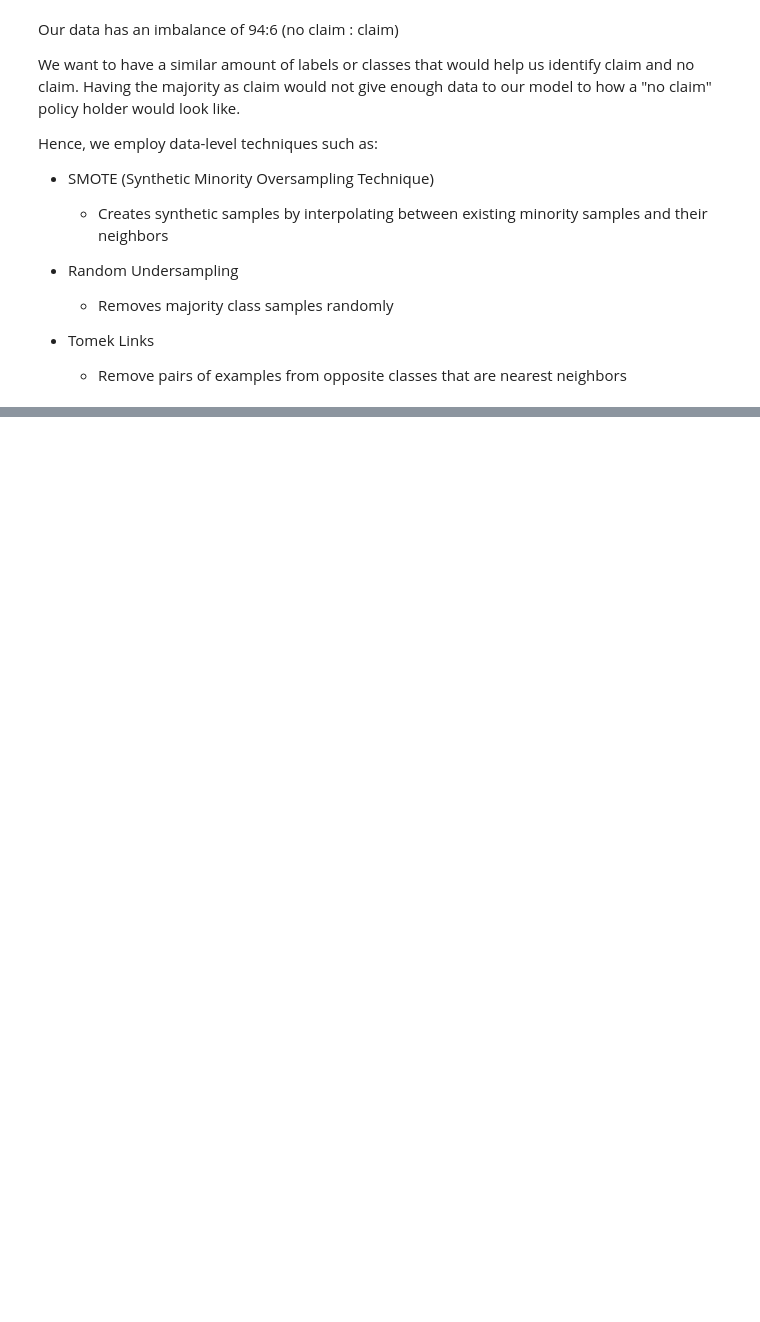
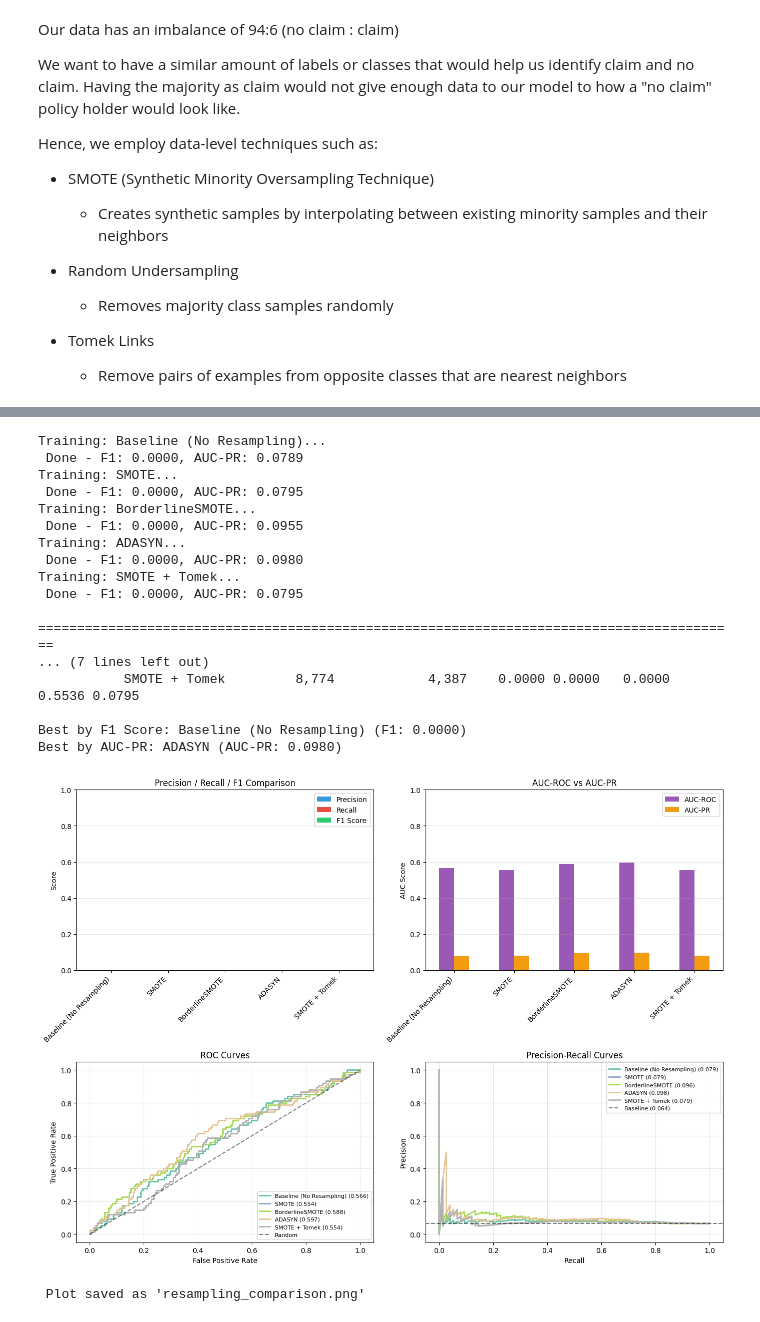
Before and after one commit to tylerrleee/Auto-Insurance-Predictive-Model, a Jupyter notebook: data_preparation.ipynb, the cells around one changed output, grey strips where cells are left out. Saved outputs shown, nothing was run; the diff lists cells and outputs as text; code cells hidden in the pictures; blank space fills up the shorter version.

```diff
--- a/data_preparation.ipynb
+++ b/data_preparation.ipynb
@@ -52,6 +52,13 @@ df = pd.read_csv(file_path)
 from helpers.preprocess import *
 
 df_processed = preprocess_data(df)
+df_processed, _ = train_test_split(
+    df_processed,
+    train_size=0.10,      # Keep 10% of the data
+    stratify=df_processed['claim_status'],
+    random_state=42
+)
+
 print(f"Processed shape: {df_processed.shape}")
 print(f"\nFeature types after processing:")
 print(df_processed.dtypes.value_counts())
@@ -158,0 +127,31 @@ print(f"  Claim: {sum(y_train_st == 1)}")
+# %%
+results_df, detailed_results = compare_resampling_techniques(
+    X_train_scaled, y_train,
+    X_test_scaled, y_test
+)
+
+# Display results table
+display_comparison(results_df)
+
+# Create visualizations
+plot_comparison(results_df, detailed_results, y_test)
+# %% [output]
+Training: Baseline (No Resampling)...
+ Done - F1: 0.0000, AUC-PR: 0.0789
+Training: SMOTE...
+ Done - F1: 0.0000, AUC-PR: 0.0795
+Training: BorderlineSMOTE...
+ Done - F1: 0.0000, AUC-PR: 0.0955
+Training: ADASYN...
+ Done - F1: 0.0000, AUC-PR: 0.0980
+Training: SMOTE + Tomek...
+ Done - F1: 0.0000, AUC-PR: 0.0795
+
+==========================================================================================
+... (7 lines left out)
+           SMOTE + Tomek         8,774            4,387    0.0000 0.0000   0.0000  0.5536 0.0795
+
+Best by F1 Score: Baseline (No Resampling) (F1: 0.0000)
+Best by AUC-PR: ADASYN (AUC-PR: 0.0980)
+[figure, added]
+ Plot saved as 'resampling_comparison.png'
```
Also changed, not shown: parts of 9 cells of this notebook, 5 other files.
